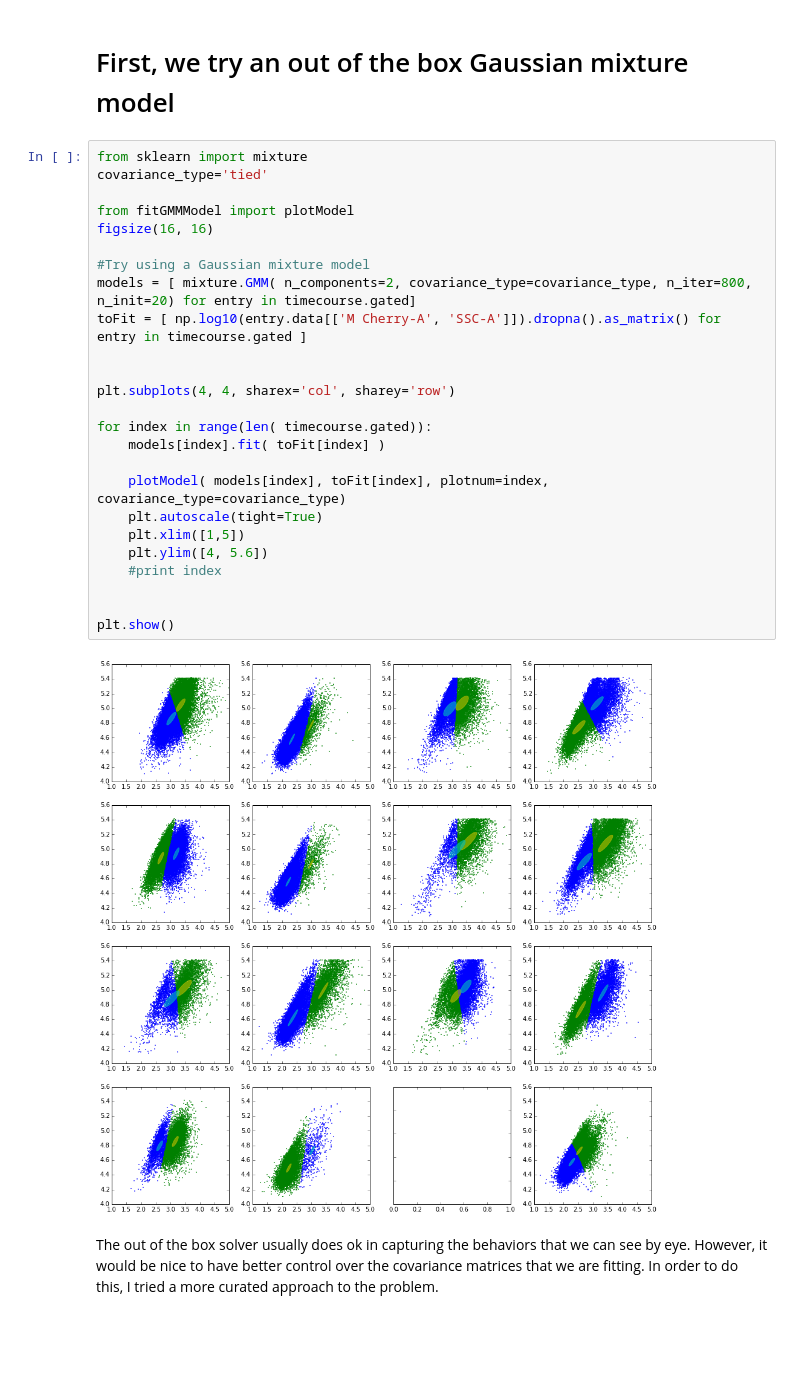
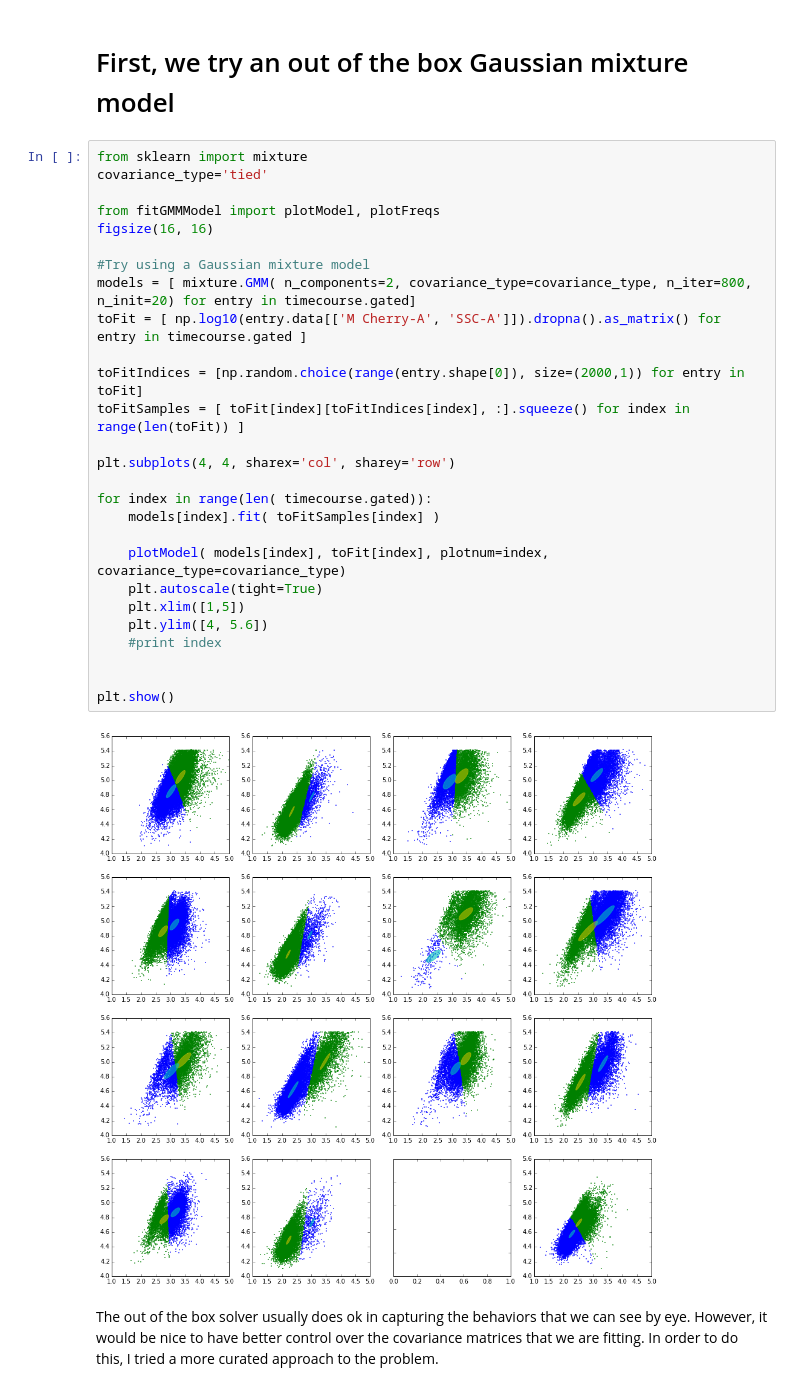
Before and after one commit to lrast/flowAnalysis, a Jupyter notebook: FlowFitting.ipynb, the cells around one changed output. Cells and saved outputs as stored; diff of their text form; blank space fills up the shorter version.

```diff
--- a/FlowFitting.ipynb
+++ b/FlowFitting.ipynb
@@ -30,30 +31,32 @@ Loading BokehJS ...
 # %%
 from sklearn import mixture
 covariance_type='tied'
 
-from fitGMMModel import plotModel
+from fitGMMModel import plotModel, plotFreqs
 figsize(16, 16)
 
 #Try using a Gaussian mixture model
 models = [ mixture.GMM( n_components=2, covariance_type=covariance_type, n_iter=800, n_init=20) for entry in timecourse.gated]
 toFit = [ np.log10(entry.data[['M Cherry-A', 'SSC-A']]).dropna().as_matrix() for entry in timecourse.gated ]
 
+toFitIndices = [np.random.choice(range(entry.shape[0]), size=(2000,1)) for entry in toFit]
+toFitSamples = [ toFit[index][toFitIndices[index], :].squeeze() for index in range(len(toFit)) ]
 
 plt.subplots(4, 4, sharex='col', sharey='row')
 
 for index in range(len( timecourse.gated)):
-    models[index].fit( toFit[index] )
+    models[index].fit( toFitSamples[index] )
 
     plotModel( models[index], toFit[index], plotnum=index, covariance_type=covariance_type)
     plt.autoscale(tight=True)
     plt.xlim([1,5])
     plt.ylim([4, 5.6])
     #print index
 
 
 plt.show()
 # %% [output]
-[figure, old version]
+[figure, new version]
 # %% [markdown]
 The out of the box solver usually does ok in capturing the behaviors that we can see by eye. However, it would be nice to have better control over the covariance matrices that we are fitting. In order to do this, I tried a more curated approach to the problem.
 # %% [markdown]
```
Also changed, not shown: parts of 60 cells of this notebook, 4 other files.
